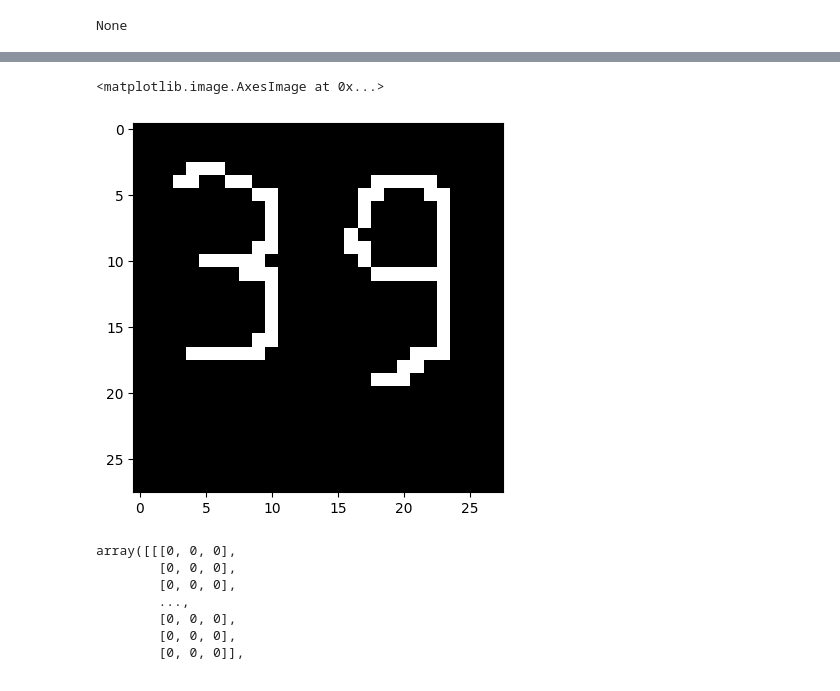
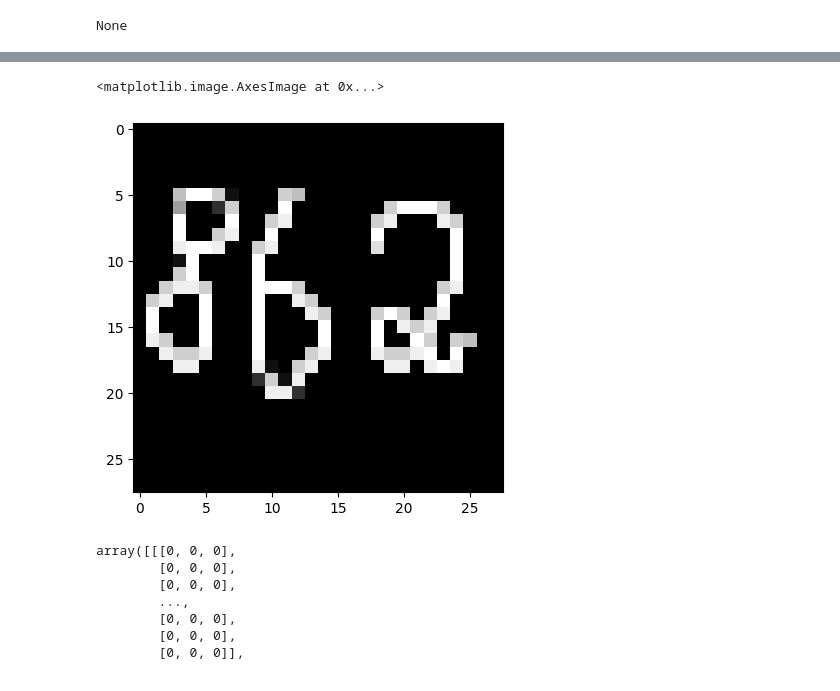
Before and after one commit to Eduard195/Handwrited_numbers, a Jupyter notebook: handwrited_numbers.ipynb, the cells around one changed output, grey strips where cells are left out. Saved outputs shown, nothing was run; the diff lists cells and outputs as text; code cells hidden in the pictures.

```diff
--- a/handwrited_numbers.ipynb
+++ b/handwrited_numbers.ipynb
@@ -85,11 +87,11 @@ Epoch 7/7
 <keras.src.callbacks.history.History at 0x...>
 # %%
-img = cv2.imread("number2.png", cv2.IMREAD_GRAYSCALE)
+img = cv2.imread("number4.png", cv2.IMREAD_GRAYSCALE)
 img = ~img
 plt.imshow(img, cmap = "gray")
 # %% [output]
 <matplotlib.image.AxesImage at 0x...>
-[figure, old version]
+[figure, new version]
 # %%
 _, img_tresh = cv2.threshold(img, 0, 255, cv2.THRESH_BINARY)
 contours, _ = cv2.findContours(img, cv2.RETR_EXTERNAL, cv2.CHAIN_APPROX_SIMPLE)
```
Also changed, not shown: parts of 5 cells of this notebook, 1 other file.
